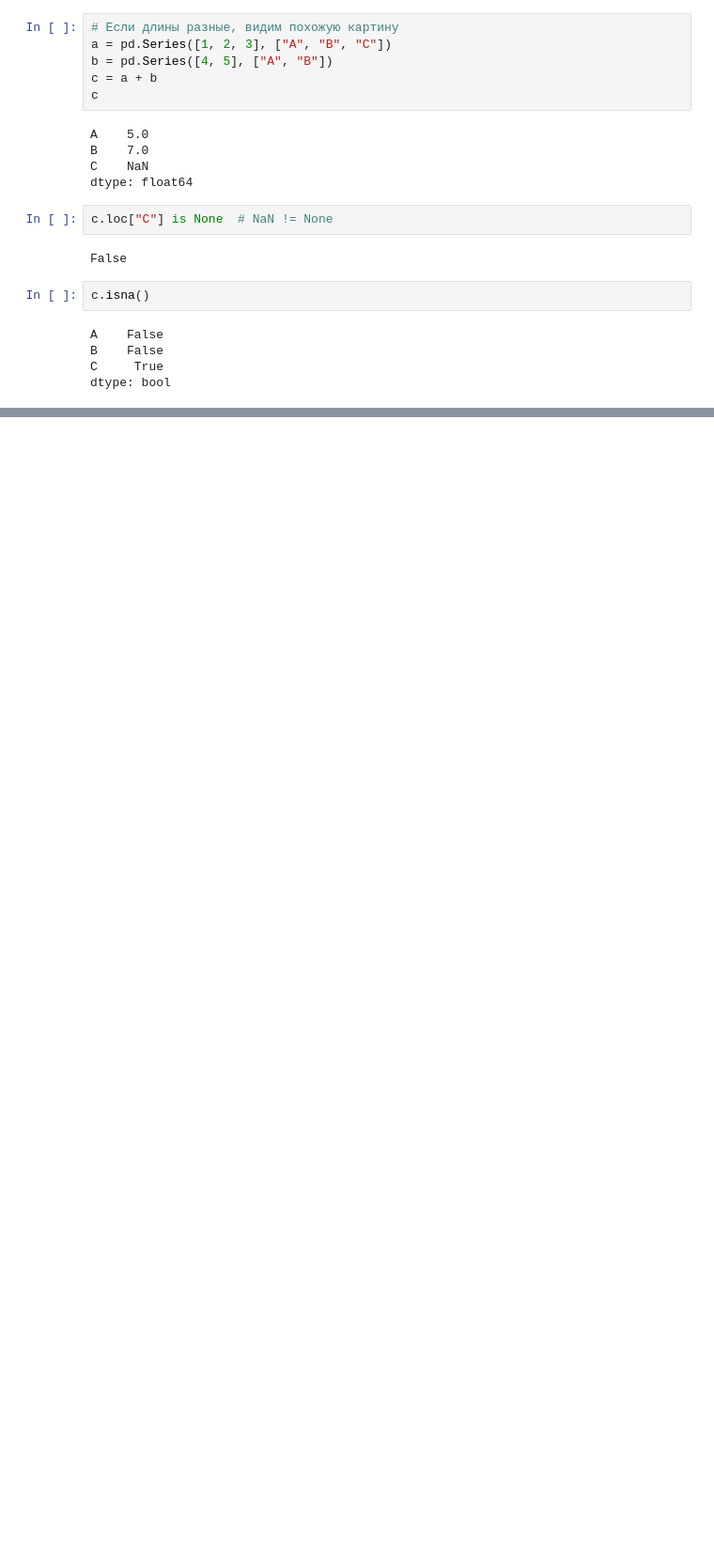
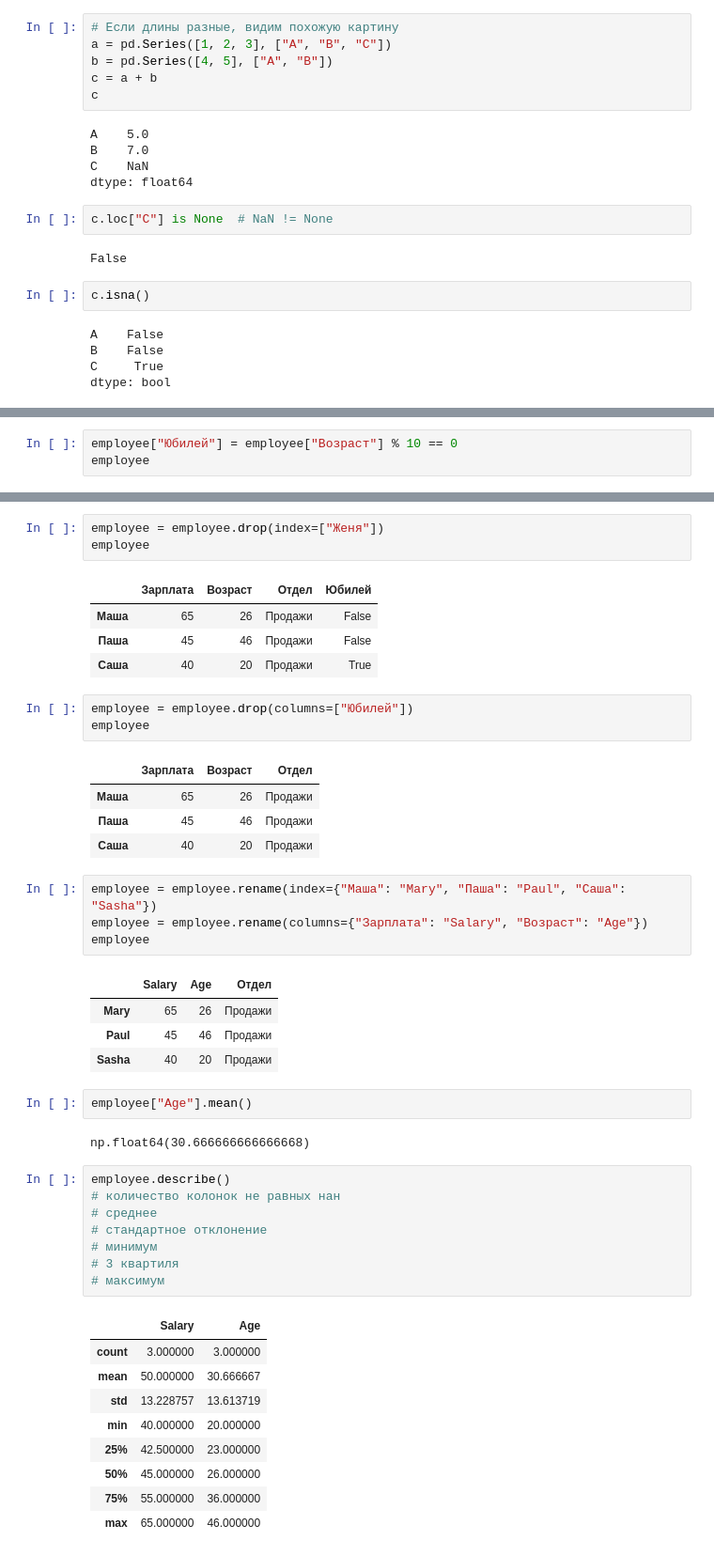
Before and after one commit to KidIsKing/learn_pandas, a Jupyter notebook: pandas/guide/tutorial2.ipynb, the cells around one changed output, grey strips where cells are left out. Shown at 94% size. Drawn from its saved outputs; the diff is of its cells as text; blank space fills up the shorter version.

```diff
--- a/pandas/guide/tutorial2.ipynb
+++ b/pandas/guide/tutorial2.ipynb
@@ -232,0 +458,3 @@ dtype: float64
+# %%
+employee["Юбилей"] = employee["Возраст"] % 10 == 0
+employee
@@ -232,0 +474,47 @@ dtype: float64
+# %%
+employee = employee.drop(index=["Женя"])
+employee
+# %% [output]
+|  | Зарплата | Возраст | Отдел | Юбилей |
+| Маша | 65 | 26 | Продажи | False |
+| Паша | 45 | 46 | Продажи | False |
+| Саша | 40 | 20 | Продажи | True |
+# %%
+employee = employee.drop(columns=["Юбилей"])
+employee
+# %% [output]
+|  | Зарплата | Возраст | Отдел |
+| Маша | 65 | 26 | Продажи |
+| Паша | 45 | 46 | Продажи |
+| Саша | 40 | 20 | Продажи |
+# %%
+employee = employee.rename(index={"Маша": "Mary", "Паша": "Paul", "Саша": "Sasha"})
+employee = employee.rename(columns={"Зарплата": "Salary", "Возраст": "Age"})
+employee
+# %% [output]
+|  | Salary | Age | Отдел |
+| Mary | 65 | 26 | Продажи |
+| Paul | 45 | 46 | Продажи |
+| Sasha | 40 | 20 | Продажи |
+# %%
+employee["Age"].mean()
+# %% [output]
+np.float64(30.666666666666668)
+# %%
+employee.describe()
+# количество колонок не равных нан
+# среднее
+# стандартное отклонение
+# минимум
+# 3 квартиля
+# максимум
+# %% [output]
+|  | Salary | Age |
+| count | 3.000000 | 3.000000 |
+| mean | 50.000000 | 30.666667 |
+| std | 13.228757 | 13.613719 |
+| min | 40.000000 | 20.000000 |
+| 25% | 42.500000 | 23.000000 |
+| 50% | 45.000000 | 26.000000 |
+| 75% | 55.000000 | 36.000000 |
+| max | 65.000000 | 46.000000 |
```
Also changed, not shown: parts of 51 cells of this notebook, 2 other files.
